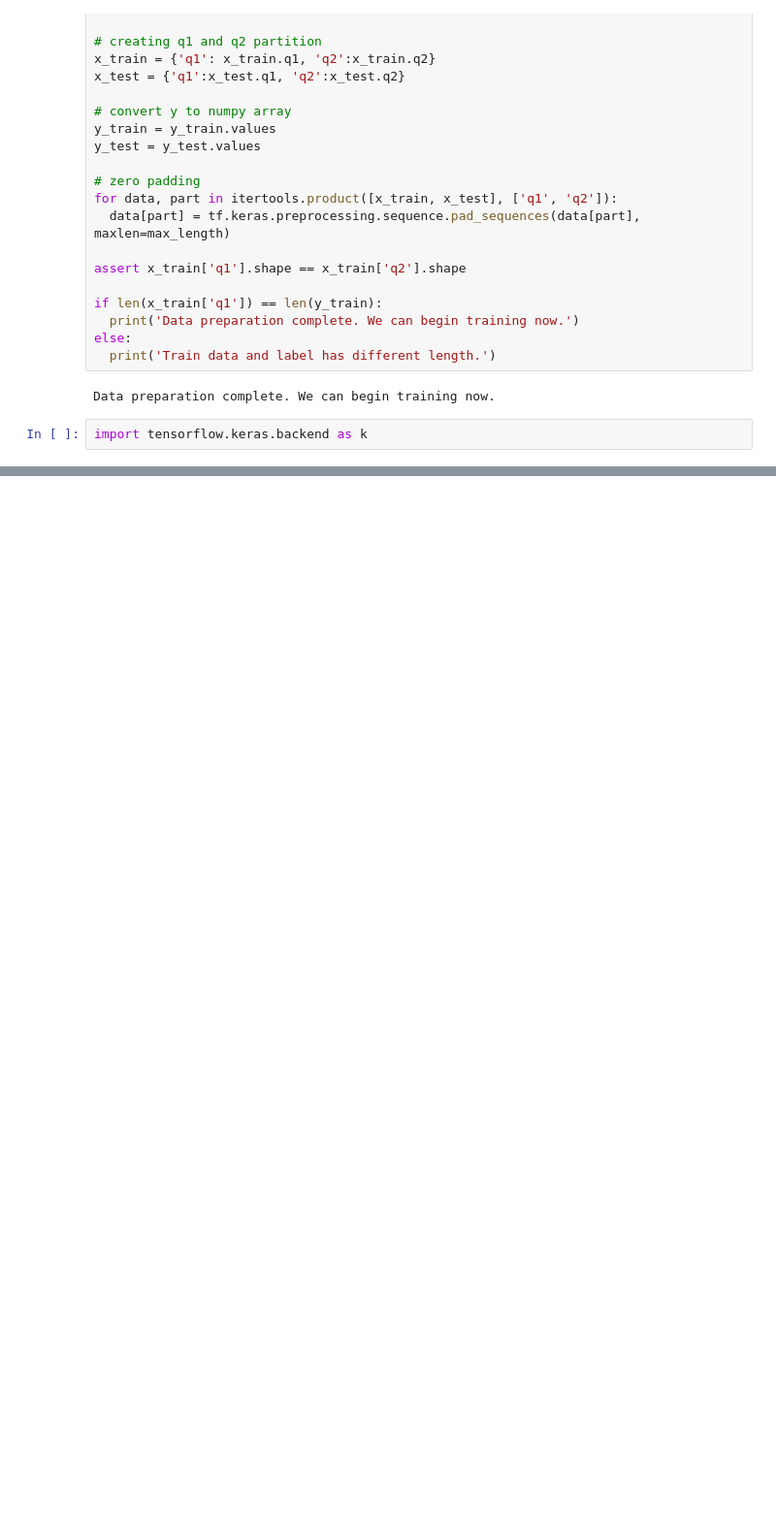
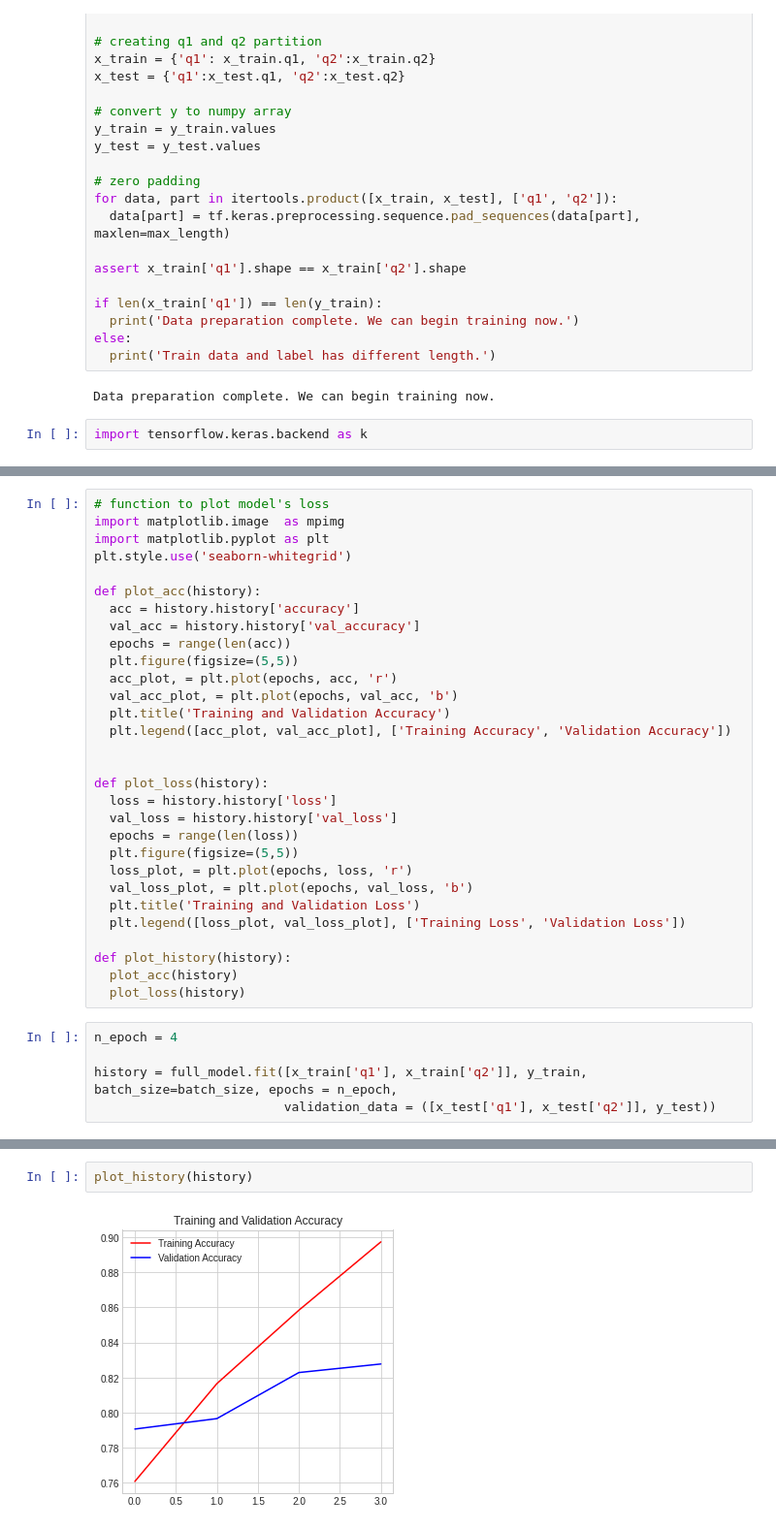
Before and after one commit to Radvian/siamese-quora, a Jupyter notebook: Quora Question Pair Siamese Network.ipynb, the cells around one changed output, grey strips where cells are left out. Shown: that part at 97% size. Saved outputs shown, nothing was run; the diff lists cells and outputs as text; blank space fills up the shorter version.

```diff
--- a/Quora Question Pair Siamese Network.ipynb
+++ b/Quora Question Pair Siamese Network.ipynb
@@ -316,0 +386,35 @@ full_model.save_weights('siamese_full_model_weights.h5')
+# %%
+# function to plot model's loss
+import matplotlib.image  as mpimg
+import matplotlib.pyplot as plt
+plt.style.use('seaborn-whitegrid')
+
+def plot_acc(history):
+  acc = history.history['accuracy']
+  val_acc = history.history['val_accuracy']
+  epochs = range(len(acc))
+  plt.figure(figsize=(5,5))
+  acc_plot, = plt.plot(epochs, acc, 'r')
+  val_acc_plot, = plt.plot(epochs, val_acc, 'b')
+  plt.title('Training and Validation Accuracy')
+  plt.legend([acc_plot, val_acc_plot], ['Training Accuracy', 'Validation Accuracy'])
+
+
+def plot_loss(history):
+  loss = history.history['loss']
+  val_loss = history.history['val_loss']
+  epochs = range(len(loss))
+  plt.figure(figsize=(5,5))
+  loss_plot, = plt.plot(epochs, loss, 'r')
+  val_loss_plot, = plt.plot(epochs, val_loss, 'b')
+  plt.title('Training and Validation Loss')
+  plt.legend([loss_plot, val_loss_plot], ['Training Loss', 'Validation Loss'])
+
+def plot_history(history):
+  plot_acc(history)
+  plot_loss(history)
+# %%
+n_epoch = 4
+
+history = full_model.fit([x_train['q1'], x_train['q2']], y_train, batch_size=batch_size, epochs = n_epoch,
+                         validation_data = ([x_test['q1'], x_test['q2']], y_test))
@@ -316,0 +430,4 @@ full_model.save_weights('siamese_full_model_weights.h5')
+# %%
+plot_history(history)
+# %% [output]
+[figure, added]
```
Also changed, not shown: parts of 33 cells of this notebook.
